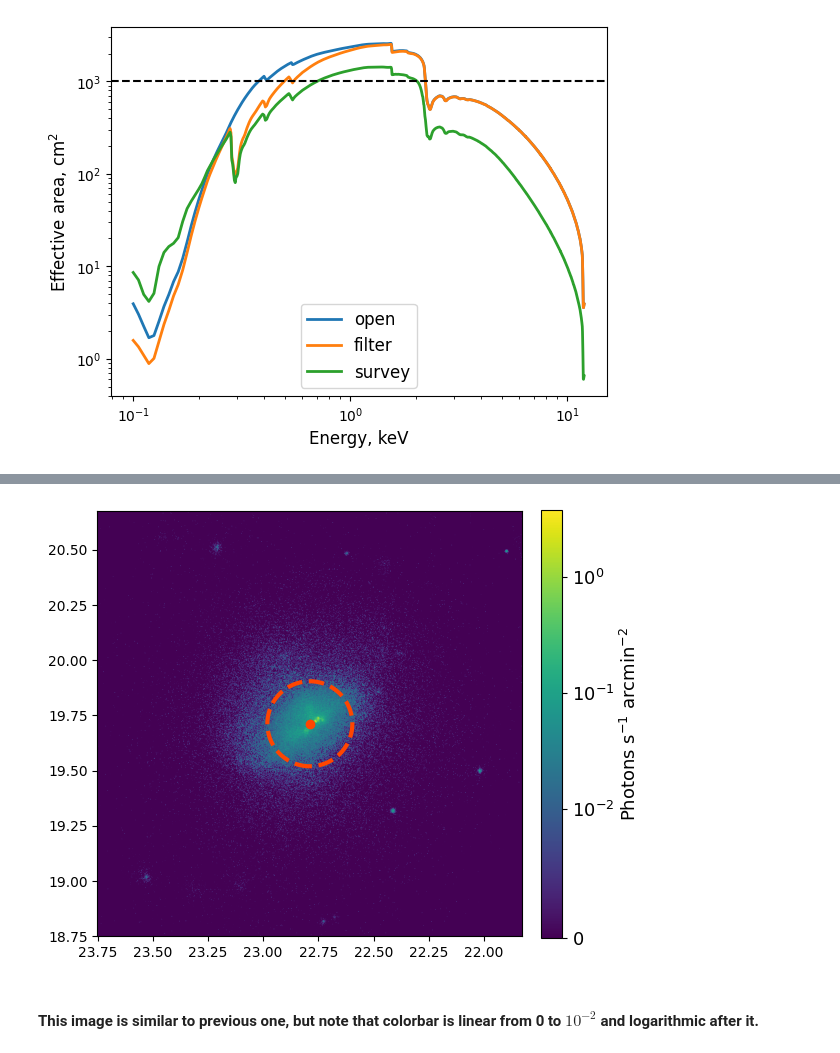
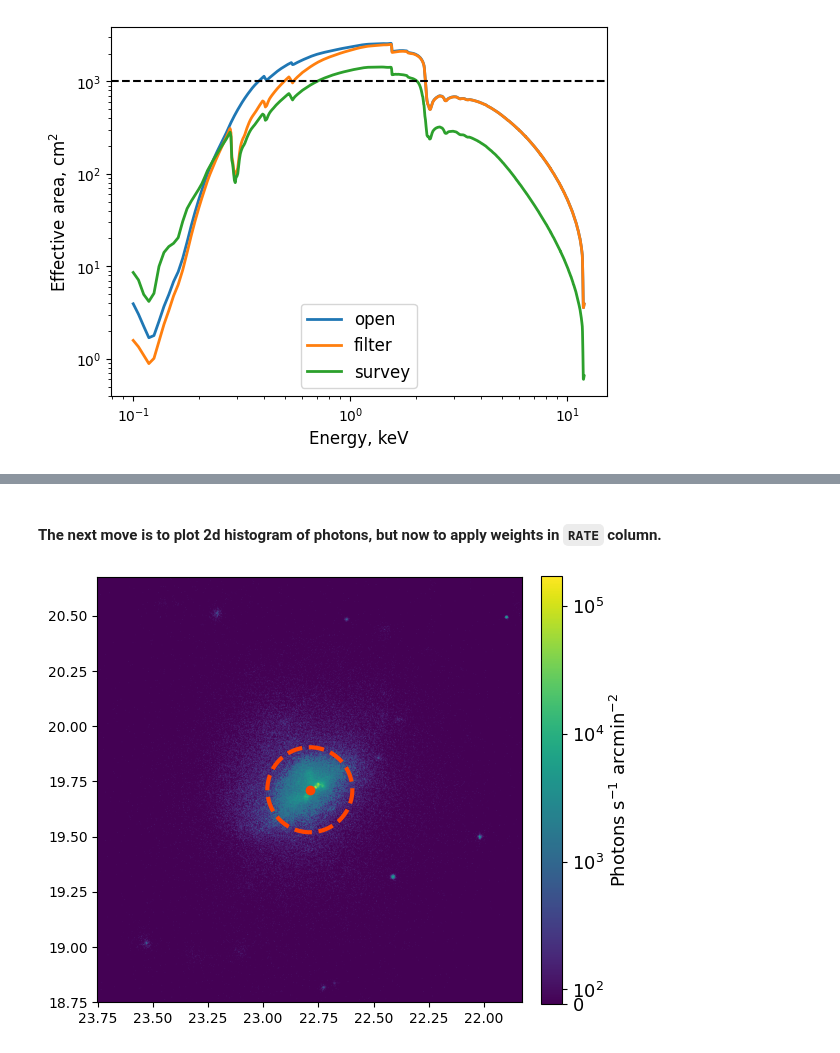
Before and after one commit to pi4imu/stacking, a Jupyter notebook: stacking_new.ipynb, the cells around one changed output, grey strips where cells are left out. Saved outputs shown, nothing was run; the diff lists cells and outputs as text; code cells hidden in the pictures.

```diff
--- a/stacking_new.ipynb
+++ b/stacking_new.ipynb
@@ -224,34 +209,34 @@ display(sl)
+# %% [markdown]
+#### The next move is to plot 2d histogram of photons, but now to apply weights in `RATE` column.
 # %%
 cntr = (22.78842417785537, 19.712268782221948)
 half_size = 0.9624180209589657
 
 plt.figure(figsize=(6,6))
 
 nmhg, nmhg_x, nmhg_y = np.histogram2d(sl["RA"], sl["DEC"],
                                       bins=int(2*half_size*3600/4),
                                       #norm=matplotlib.colors.SymLogNorm(linthresh=1, linscale=1),
                                       range=np.array([(cntr[0]-half_size, cntr[0]+half_size),
                                                       (cntr[1]-half_size, cntr[1]+half_size)]),
-                                      weights=sl["RATE"])
+                                      weights=sl["EFF_AREA"])
 
 axesforsmooth = [nmhg_x[0], nmhg_x[-1], nmhg_y[0], nmhg_y[-1]]
 
 #nmhg = nmhg / 1000 / 10000 / 4**2 * 60**2 * 60**2
 
 trtr = plt.imshow(np.rot90(nmhg),
-                  norm=matplotlib.colors.SymLogNorm(linthresh=0.01, linscale=1),
+                  norm=matplotlib.colors.SymLogNorm(linthresh=1000, linscale=1),
                   origin='upper',
                   extent = axesforsmooth)
 
 plt.scatter(cntr[0], cntr[1], color='orangered', label = 'Centroid')
 plt.gca().add_patch(plt.Circle(cntr, half_size/5, color='orangered', linestyle="--", lw=3, fill = False))
 
 cb = plt.colorbar(trtr, fraction=0.046, pad=0.04)
 cb.ax.tick_params(labelsize=13)
 cb.set_label(f"Photons s$^{{-1}}$ arcmin$^{{-2}}$", size=13)
 plt.gca().invert_xaxis()
 plt.show()
 # %% [output]
-[figure, old version]
+[figure, new version]
-# %% [markdown]
-#### This image is similar to previous one, but note that colorbar is linear from 0 to $10^{-2}$ and logarithmic after it.
```
Also changed, not shown: parts of 26 cells of this notebook, 1 other file.
